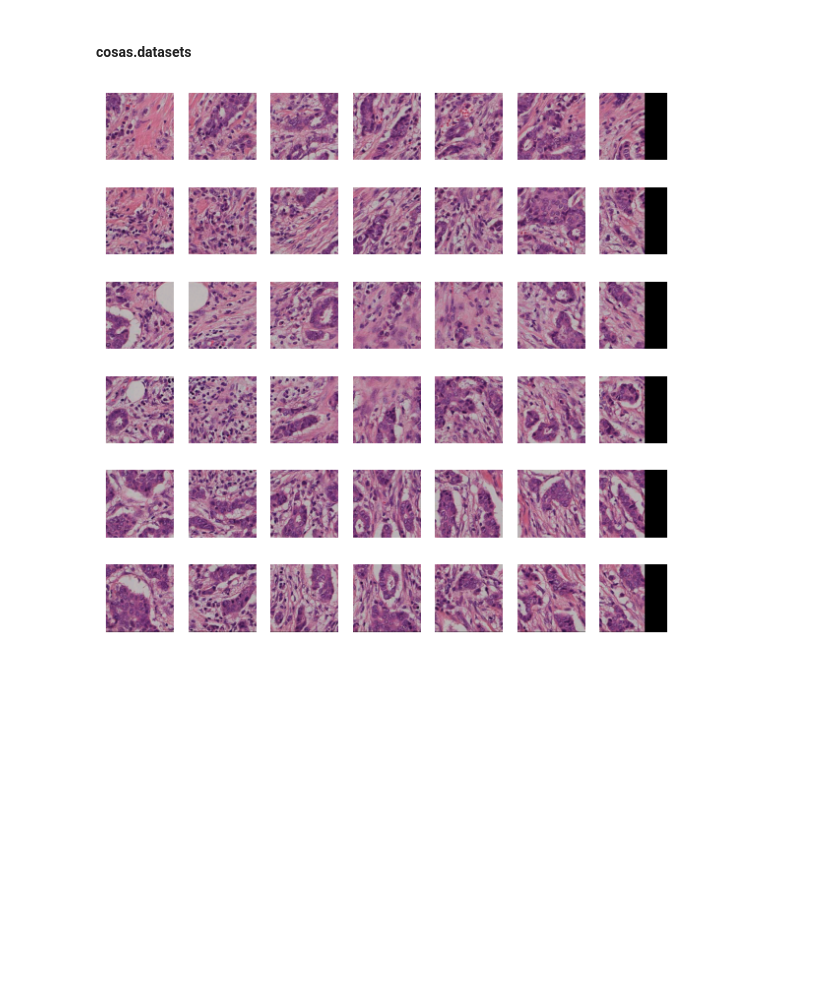
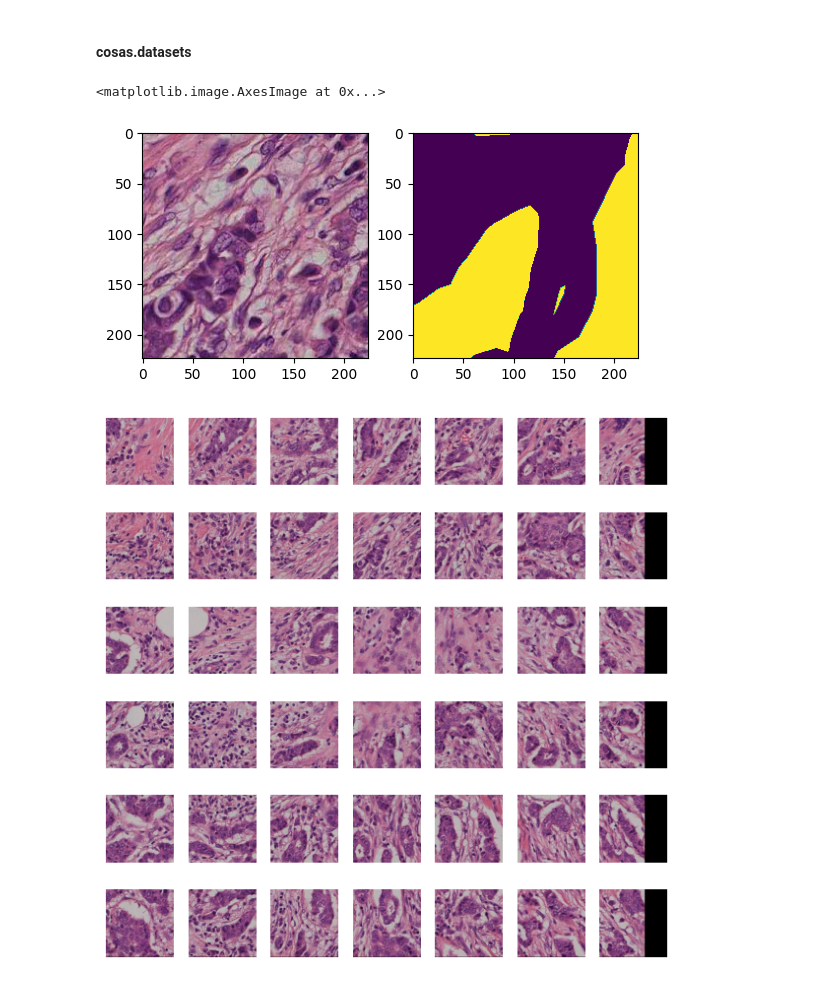
Before and after one commit to 4pygmalion/cosas, a Jupyter notebook: debug.ipynb, the cells around one changed output. Saved outputs shown, nothing was run; the diff lists cells and outputs as text; code cells hidden in the pictures; blank space fills up the shorter version.

Commit message:
train time에서의 tesellation 완료 (issue #3)

```diff
--- a/debug.ipynb
+++ b/debug.ipynb
@@ -36,6 +39,18 @@ model = smp.FPN(
 ).to(DEVICE)
 # %% [markdown]
 #### cosas.datasets
+# %%
+from cosas.datasets import Patchdataset
+from matplotlib import pyplot as plt
+patchdataset = Patchdataset(train_images, train_masks)
+x, y = patchdataset[10]
+
+fig, axes = plt.subplots(1, 2)
+axes[0].imshow(x)
+axes[1].imshow(y)
+# %% [output]
+<matplotlib.image.AxesImage at 0x...>
+[figure, added]
 # %%
 import albumentations as A
 
```
Also changed, not shown: parts of 5 cells of this notebook, 2 other files.
